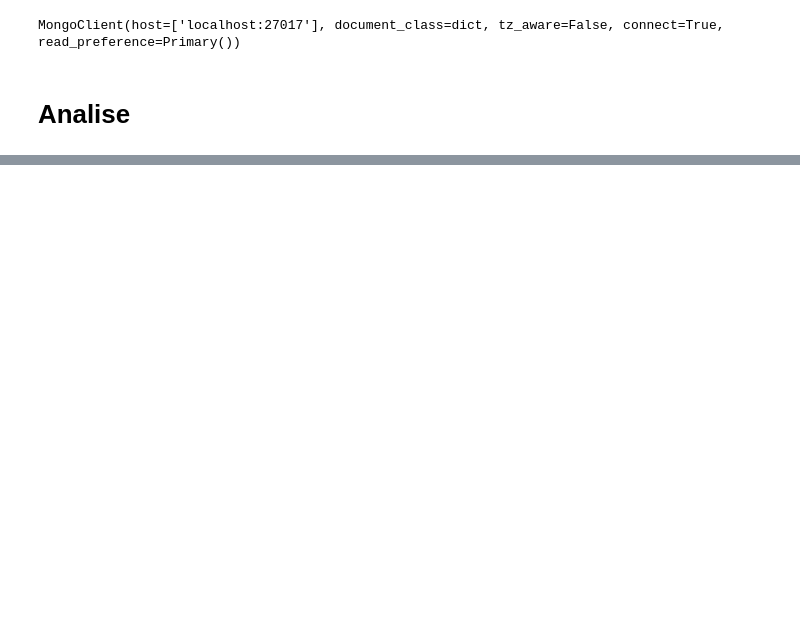
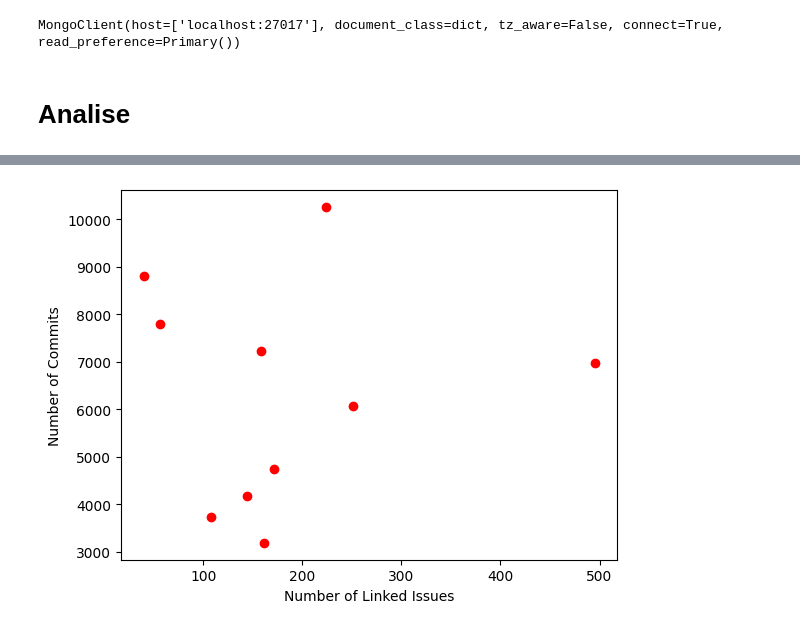
Before and after one commit to KleitonEwerton/miner-smartSHARK, a Jupyter notebook: main2.ipynb, the cells around one changed output, grey strips where cells are left out. Cells and saved outputs as stored; diff of their text form; code cells hidden in the pictures; blank space fills up the shorter version.

```diff
--- a/main2.ipynb
+++ b/main2.ipynb
@@ -136,0 +137,7 @@ infoCommit
+# %%
+plt.plot( yLinkedIssue, xNumCommits,'ro')
+plt.ylabel('Number of Commits')
+plt.xlabel('Number of Linked Issues')
+plt.show()
+# %% [output]
+[figure, added]
```
Also changed, not shown: parts of 8 cells of this notebook, 2 other files.
